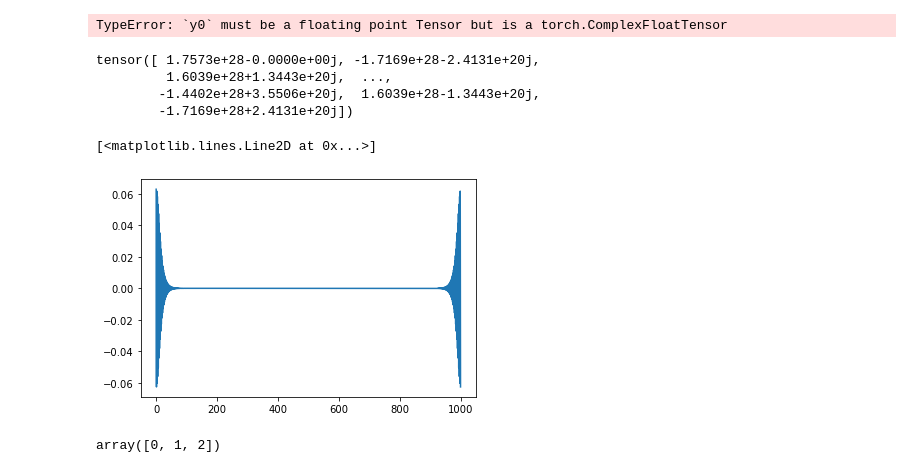
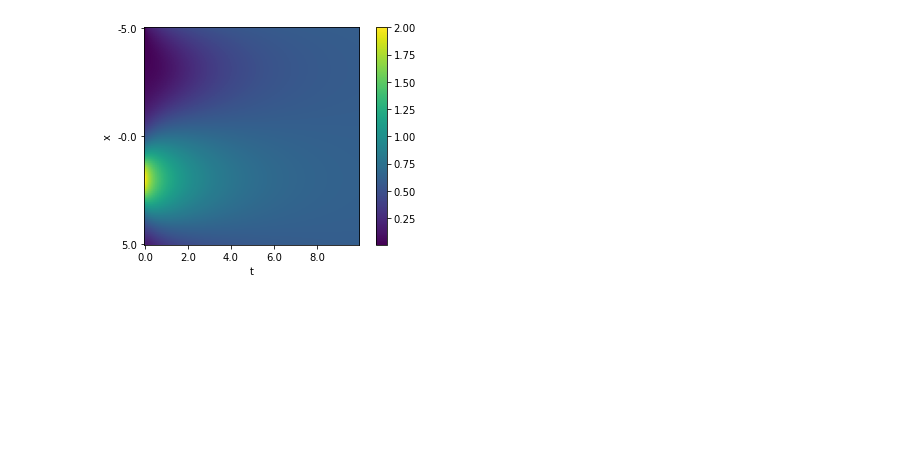
Before and after one commit to brunompacheco/pideq, a Jupyter notebook: notebooks/1.2-bmp-pde-fourier-decomposition.ipynb, the cells around one changed output. Saved outputs shown, nothing was run; the diff lists cells and outputs as text; code cells hidden in the pictures; blank space fills up the shorter version.

```diff
--- a/notebooks/1.2-bmp-pde-fourier-decomposition.ipynb
+++ b/notebooks/1.2-bmp-pde-fourier-decomposition.ipynb
@@ -39,33 +32,29 @@ t = torch.arange(0,T,dt)
-# %%
-def rhs(t, uhat):
-    return - torch.pow(kappa, 2) * uhat
-
-u0hat = torch.fft.fft(u0)
-uhat = odeint(rhs, u0hat, t, method='rk4')
-
-u = torch.zeros_like(uhat)
-u = u.type(torch.complex64)
-for t_i in range(len(t)):
-    u[t_i,:] = torch.fft.ifft(uhat[t_i,:])
-
-u
-# %% [output]
-TypeError: `y0` must be a floating point Tensor but is a torch.ComplexFloatTensor
-# %%
-u[2]
-# %% [output]
-tensor([ 1.7573e+28-0.0000e+00j, -1.7169e+28-2.4131e+20j,
-         1.6039e+28+1.3443e+20j,  ...,
-        -1.4402e+28+3.5506e+20j,  1.6039e+28-1.3443e+20j,
-        -1.7169e+28+2.4131e+20j])
-# %%
-plt.plot(u[0].numpy().real)
-# %% [output]
-[<matplotlib.lines.Line2D at 0x...>]
-[figure, removed]
-# %%
-a = np.array([2,2,2])
-
-np.arange(a.shape[0])
-# %% [output]
-array([0, 1, 2])
+# %%
+def rhs(t, uhat):
+    return - np.power(kappa, 2) * uhat
+
+# simulation setup
+dt = .1
+T = 10
+t = np.arange(0,T,dt)
+
+u0hat = np.fft.fft(u0)
+ivp = solve_ivp(rhs, (0,T), u0hat, method='RK45', t_eval=t)
+uhat = ivp.y.T
+
+u = np.zeros_like(uhat)
+for t_i in range(len(t)):
+    u[t_i,:] = np.fft.ifft(uhat[t_i,:])
+
+plt.imshow(u.real.T)
+plt.colorbar()
+
+plt.xticks(np.arange(u.shape[0])[::20], t[::20])
+plt.yticks(np.arange(u.shape[1])[::50], [f"{x_i:.1f}" for x_i in x[::50]])
+
+plt.ylabel('x')
+plt.xlabel('t')
+
+plt.show()
+# %% [output]
+[figure, added]
```
Also changed, not shown: parts of 4 cells of this notebook.
